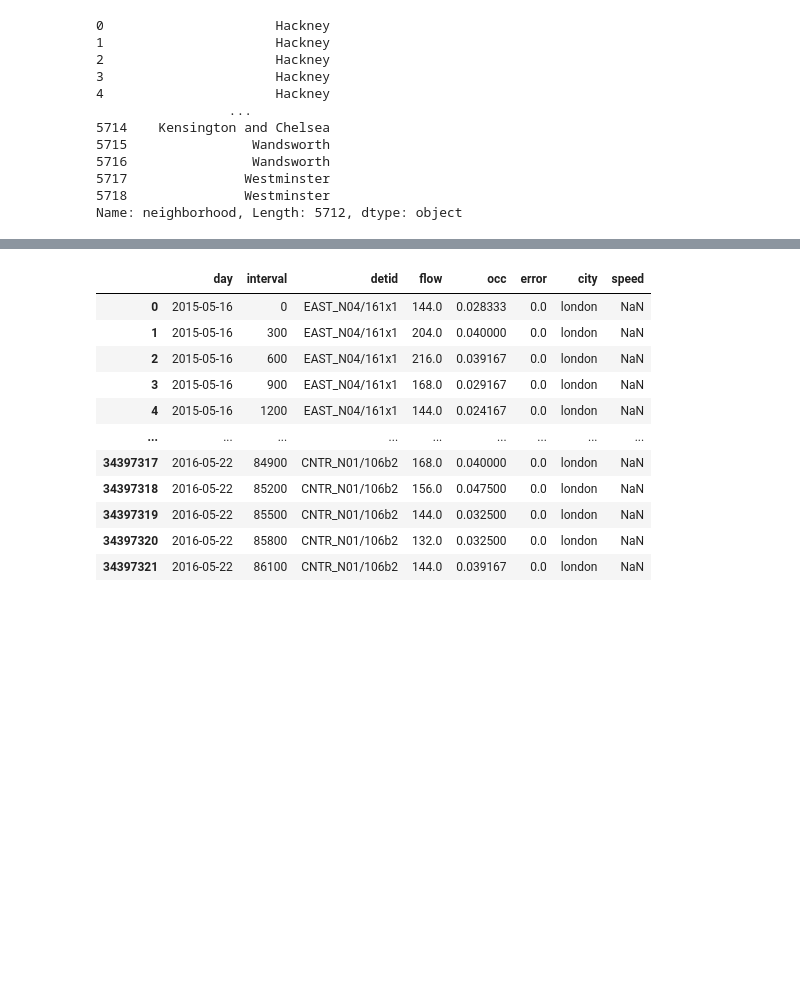
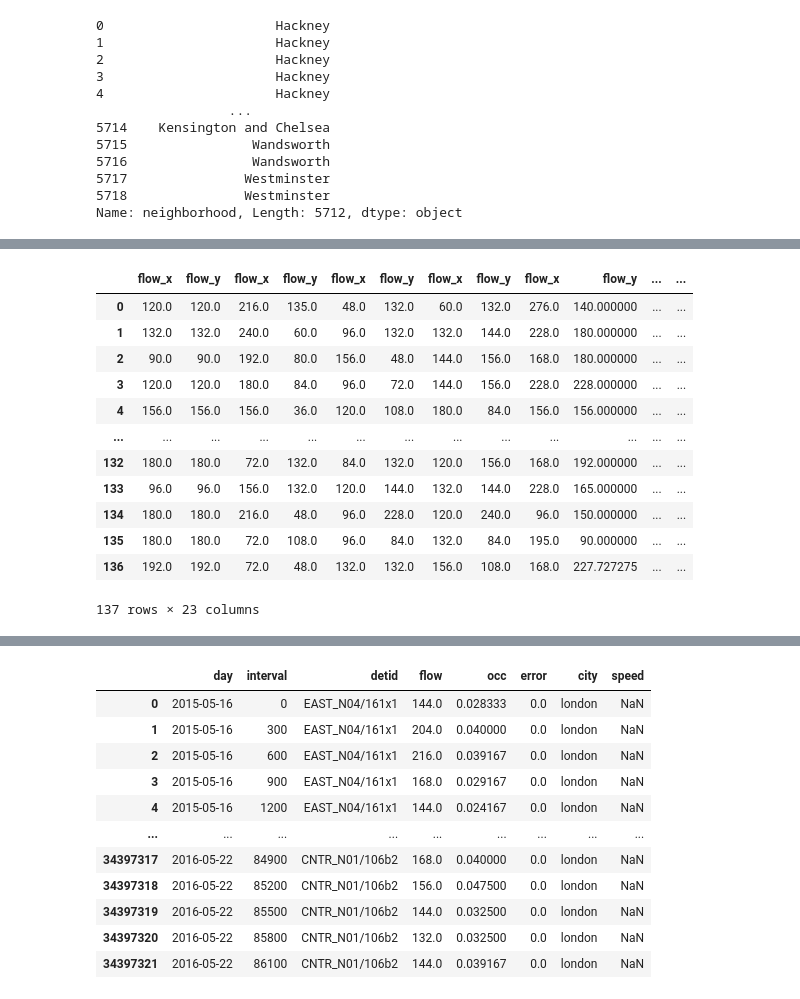
Before and after one commit to MichielvanDalsum/DASI_2021, a Jupyter notebook: FINAL_PROJECT.ipynb, the cells around one changed output, grey strips where cells are left out. Cells and saved outputs as stored; diff of their text form; code cells hidden in the pictures; blank space fills up the shorter version.

```diff
--- a/FINAL_PROJECT.ipynb
+++ b/FINAL_PROJECT.ipynb
@@ -252,0 +311,13 @@ data_london.detid.unique()
+# %%
+neighborhood_data = data_london.loc[data_london.detid == data_london.detid.unique()[0]]
+#all unique days
+unique_days = data_london_neighborhood.day.unique()
+
+#data per neighborhood for each dat
+data_london_neighborhood_day = data_london_neighborhood.loc[data_london_neighborhood.day == data_london_neighborhood.day.unique()[0]]
+#slice with only relevent data
+days_london_neighborhood = data_london_neighborhood_day[['detid','interval', 'flow']]
+for i in range(1,len(unique_days)):
+    neighborhood_data_day2 = data_london_neighborhood.loc[data_london_neighborhood.day == data_london_neighborhood.day.unique()[i]][['interval','flow']]
+    days_london_neighborhood = pd.merge(days_london_neighborhood,neighborhood_data_day2,
+                                        left_on = ['interval'], right_on = ['interval'], how='left')
@@ -252,0 +352,3 @@ data_london.detid.unique()
+# %%
+neighborhood_data_day2 = data_london_neighborhood.loc[data_london_neighborhood.day == data_london_neighborhood.day.unique()[2]][['interval','flow']]
+neighborhood_data_day2
@@ -252,0 +369,21 @@ data_london.detid.unique()
+# %%
+interval = data_london_neighborhood.interval
+new_data = np.zeros((int((interval.max()/interval[1]+1))*points_with_neighborhood.shape[0],3))
+
+#data per neighborhood
+neighborhood_data = data_london.loc[data_london.detid == data_london.detid.unique()[0]]
+#all unique days
+unique_days = data_london_neighborhood.day.unique()
+
+#data per neighborhood for each dat
+data_london_neighborhood_day = data_london_neighborhood.loc[data_london_neighborhood.day == data_london_neighborhood.day.unique()[0]]
+#slice with only relevent data
+days_london_neighborhood = data_london_neighborhood_day[['detid','interval', 'flow']]
+for i in range(1,len(unique_days)):
+    neighborhood_data_day2 = data_london_neighborhood.loc[data_london_neighborhood.day == data_london_neighborhood.day.unique()[i]][['interval','flow']]
+    days_london_neighborhood = pd.merge(days_london_neighborhood,neighborhood_data_day2,
+                                        left_on = ['interval'], right_on = ['interval'])
+
+days_london_neighborhood['average flow'] = days_london_neighborhood.iloc[:,2:].sum(axis=1)/len(unique_days)
+days_london_neighborhood[['detid', 'interval','average flow']]
+new_data.
@@ -252,0 +404,16 @@ data_london.detid.unique()
+# %%
+days_london_neighborhood.iloc[:,1:]
+# %% [output]
+|  | flow_x | flow_y | flow_x | flow_y | flow_x | flow_y | flow_x | flow_y | flow_x | flow_y | ... | ... |
+| 0 | 120.0 | 120.0 | 216.0 | 135.0 | 48.0 | 132.0 | 60.0 | 132.0 | 276.0 | 140.000000 | ... | ... |
+| 1 | 132.0 | 132.0 | 240.0 | 60.0 | 96.0 | 132.0 | 132.0 | 144.0 | 228.0 | 180.000000 | ... | ... |
+| 2 | 90.0 | 90.0 | 192.0 | 80.0 | 156.0 | 48.0 | 144.0 | 156.0 | 168.0 | 180.000000 | ... | ... |
+| 3 | 120.0 | 120.0 | 180.0 | 84.0 | 96.0 | 72.0 | 144.0 | 156.0 | 228.0 | 228.000000 | ... | ... |
+| 4 | 156.0 | 156.0 | 156.0 | 36.0 | 120.0 | 108.0 | 180.0 | 84.0 | 156.0 | 156.000000 | ... | ... |
+| ... | ... | ... | ... | ... | ... | ... | ... | ... | ... | ... | ... | ... |
+| 132 | 180.0 | 180.0 | 72.0 | 132.0 | 84.0 | 132.0 | 120.0 | 156.0 | 168.0 | 192.000000 | ... | ... |
+| 133 | 96.0 | 96.0 | 156.0 | 132.0 | 120.0 | 144.0 | 132.0 | 144.0 | 228.0 | 165.000000 | ... | ... |
+| 134 | 180.0 | 180.0 | 216.0 | 48.0 | 96.0 | 228.0 | 120.0 | 240.0 | 96.0 | 150.000000 | ... | ... |
+| 135 | 180.0 | 180.0 | 72.0 | 108.0 | 96.0 | 84.0 | 132.0 | 84.0 | 195.0 | 90.000000 | ... | ... |
+| 136 | 192.0 | 192.0 | 72.0 | 48.0 | 132.0 | 132.0 | 156.0 | 108.0 | 168.0 | 227.727275 | ... | ... |
+137 rows × 23 columns
```
Also changed, not shown: parts of 12 cells of this notebook.
